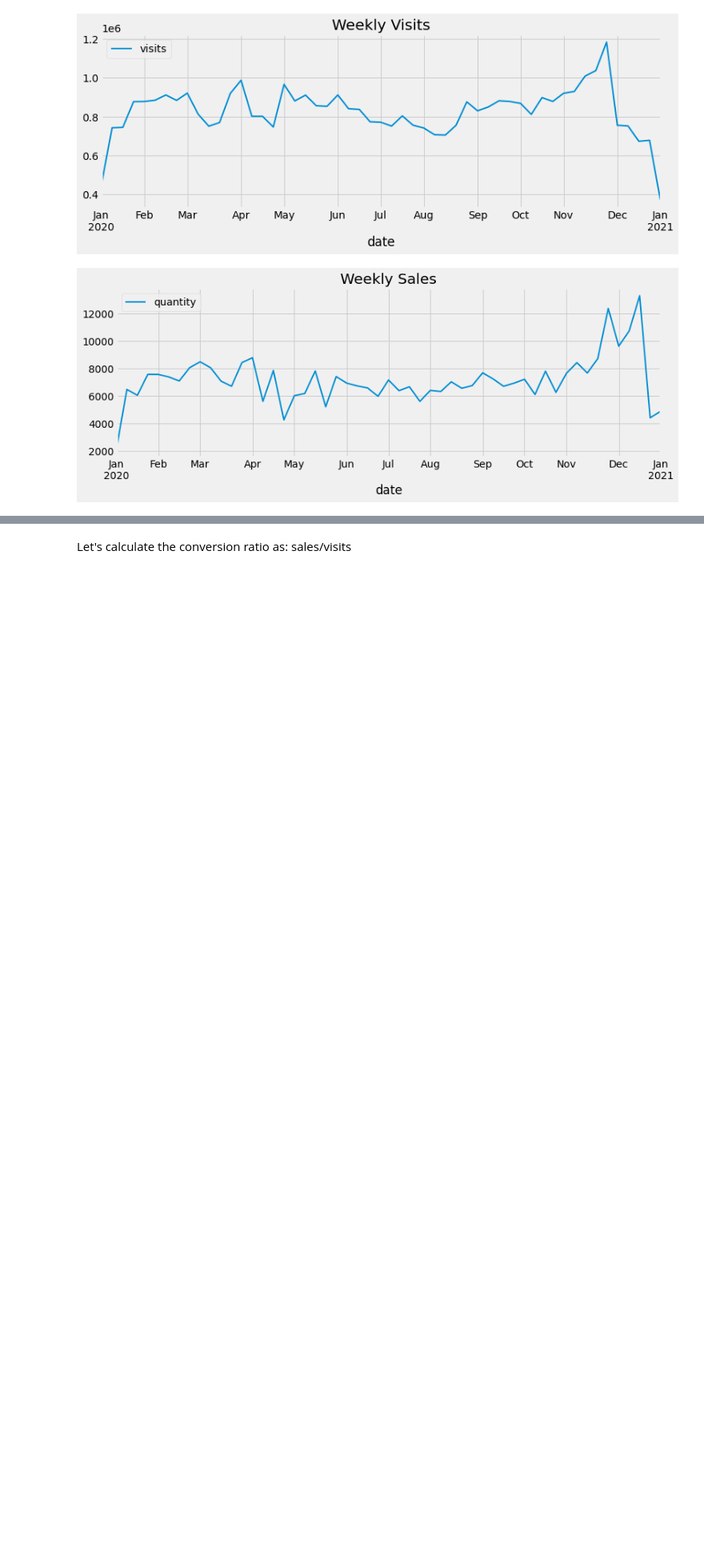
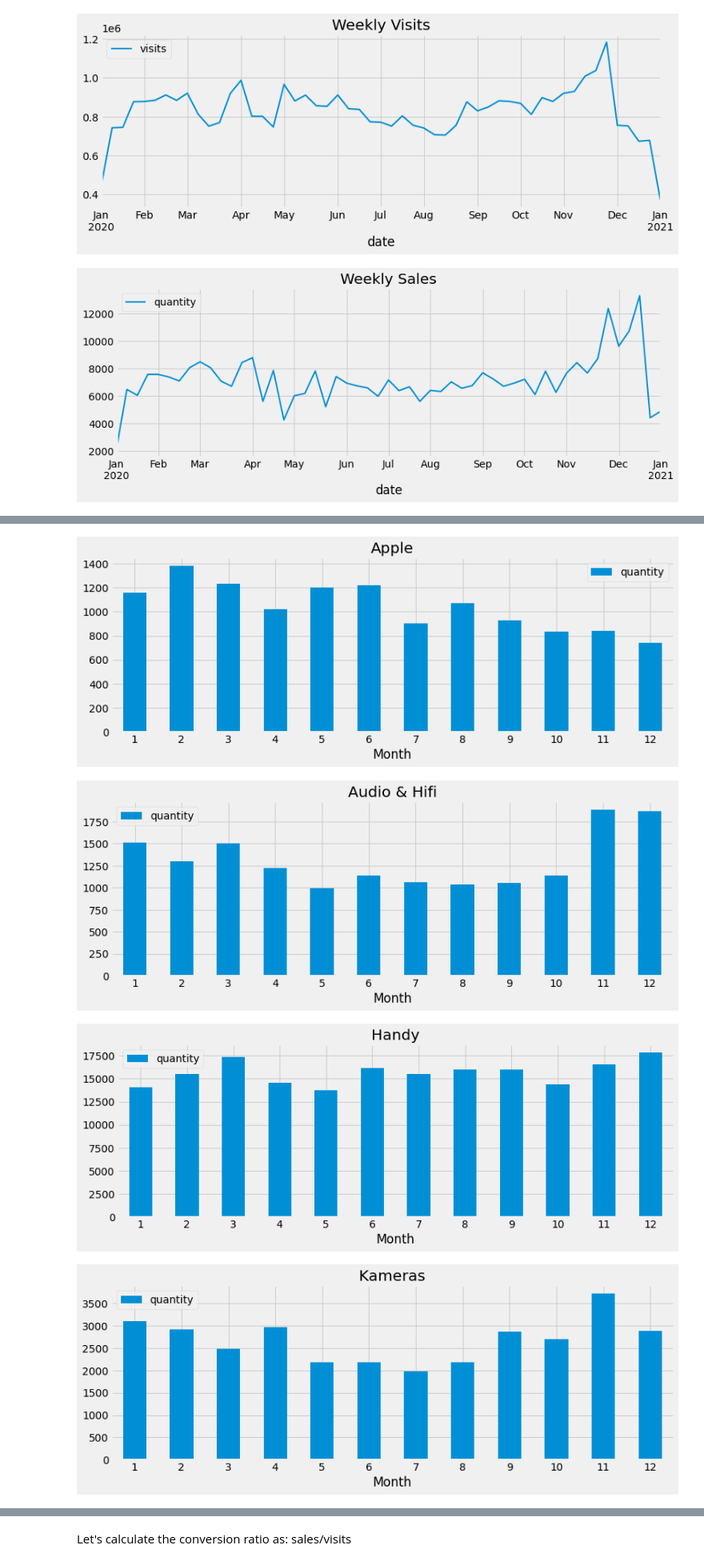
Before and after one commit to samarthum/rebuy_case_study, a Jupyter notebook: notebooks/Digging Deeper.ipynb, the cells around one changed output, grey strips where cells are left out. Shown: that part at 80% size. Saved outputs shown, nothing was run; the diff lists cells and outputs as text; code cells hidden in the pictures; blank space fills up the shorter version.

```diff
--- a/notebooks/Digging Deeper.ipynb
+++ b/notebooks/Digging Deeper.ipynb
@@ -98,0 +104,2 @@ plot_ts_data(sales.set_index('date').drop('product_id', axis=1),
+# %%
+sales_products = sales.merge(product_details, on=['product_id'], how='left')
@@ -98,0 +108,17 @@ plot_ts_data(sales.set_index('date').drop('product_id', axis=1),
+# %%
+sales_products_agg = sales_products.set_index('date').groupby('main_category').resample('M')['quantity']\
+    .sum().reset_index()
+
+for category in sales_products_agg['main_category'].unique():
+    x = sales_products_agg[sales_products_agg['main_category'] == category]
+    x = x.drop('main_category', axis=1)
+    x = x.set_index('date')
+    x.plot(linewidth=config.lw, figsize=config.FIGSIZE, kind='bar')
+    plt.xticks(ticks=range(len(x)), labels=x.index.month, rotation=0)
+    plt.xlabel('Month')
+    plt.title(category);
+# %% [output]
+[figure, added]
+[figure, added]
+[figure, added]
+[figure, added]
```
Also changed, not shown: parts of 16 cells of this notebook.
